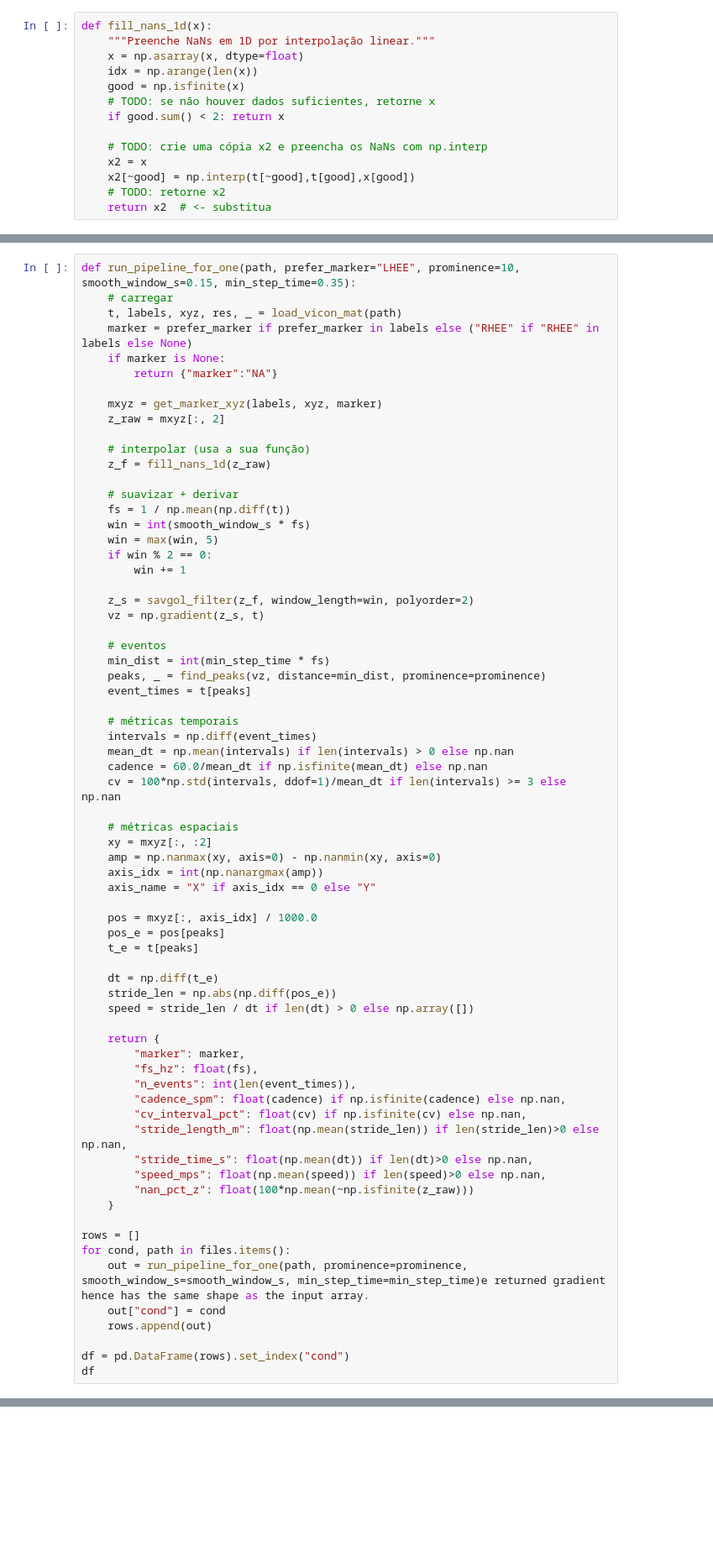
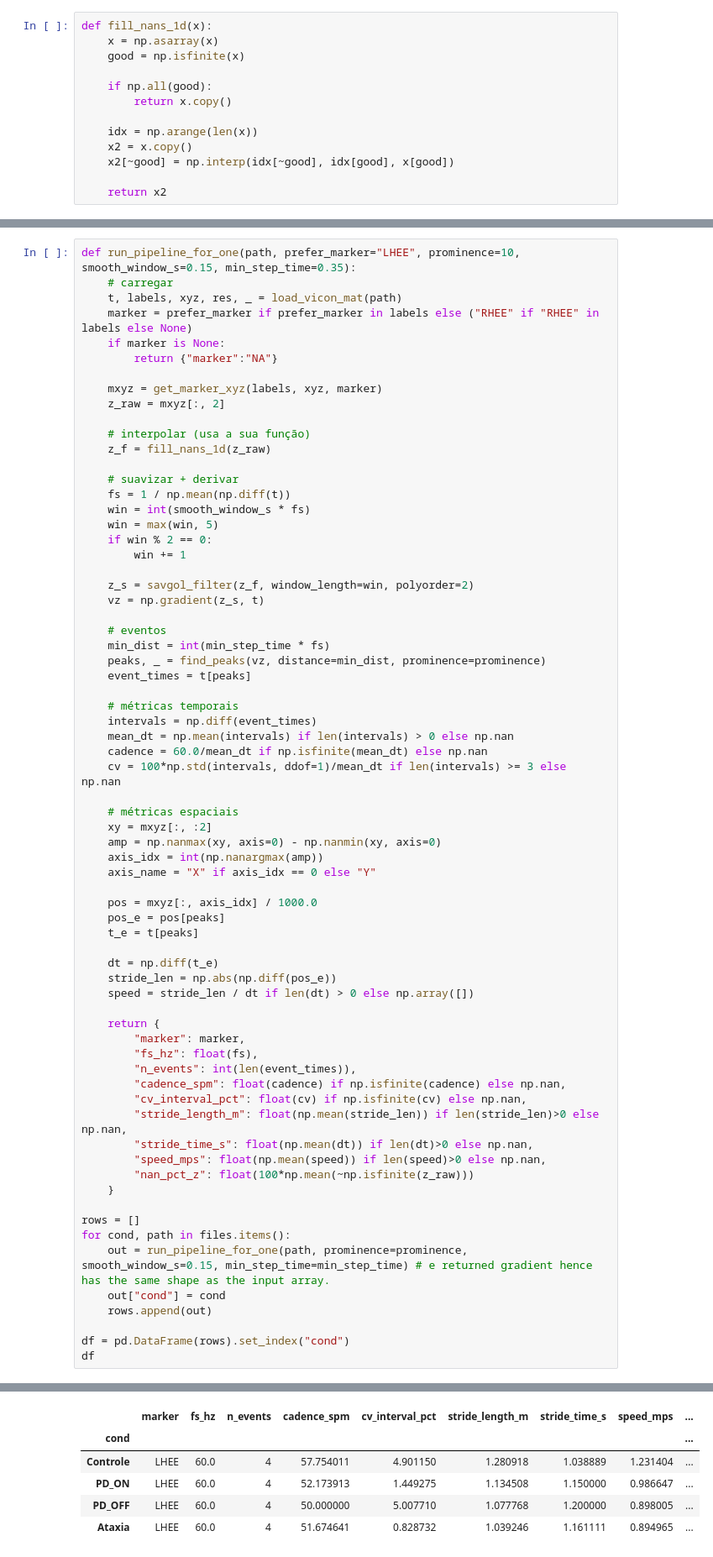
Before and after one commit to tomazcavalcantee/IDOR, a Jupyter notebook: Avaliação_do_andar/Atividade1_Alunos1_IMPATECH_Alunos_Pipeline_Construcao.ipynb, the cells around one changed output, grey strips where cells are left out. Shown at 84% size. Cells and saved outputs as stored; diff of their text form; blank space fills up the shorter version.

```diff
--- a/Avaliação_do_andar/Atividade1_Alunos1_IMPATECH_Alunos_Pipeline_Construcao.ipynb
+++ b/Avaliação_do_andar/Atividade1_Alunos1_IMPATECH_Alunos_Pipeline_Construcao.ipynb
@@ -193,20 +193,19 @@ Se temos pontos válidos \((t_i, z_i)\), a interpolação linear preenche valore
 - Use `np.isfinite` para achar amostras válidas.
 - Use `np.interp` para preencher.
 - Se houver menos de 2 pontos válidos, retorne o vetor como está.
-# %%
-def fill_nans_1d(x):
-    """Preenche NaNs em 1D por interpolação linear."""
-    x = np.asarray(x, dtype=float)
-    idx = np.arange(len(x))
-    good = np.isfinite(x)
-    # TODO: se não houver dados suficientes, retorne x
-    if good.sum() < 2: return x
-
-    # TODO: crie uma cópia x2 e preencha os NaNs com np.interp
-    x2 = x
-    x2[~good] = np.interp(t[~good],t[good],x[good])
-    # TODO: retorne x2
-    return x2  # <- substitua
+# %%
+def fill_nans_1d(x):
+    x = np.asarray(x)
+    good = np.isfinite(x)
+
+    if np.all(good):
+        return x.copy()
+
+    idx = np.arange(len(x))
+    x2 = x.copy()
+    x2[~good] = np.interp(idx[~good], idx[good], x[good])
+
+    return x2
 # %% [markdown]
 ### Checagem rápida (RAW vs Interpolado)
 Depois de completar a função acima, rode esta célula.
@@ -474,7 +473,7 @@ def run_pipeline_for_one(path, prefer_marker="LHEE", prominence=10, smooth_windo
 
 rows = []
 for cond, path in files.items():
-    out = run_pipeline_for_one(path, prominence=prominence, smooth_window_s=smooth_window_s, min_step_time=min_step_time)e returned gradient hence has the same shape as the input array.
+    out = run_pipeline_for_one(path, prominence=prominence, smooth_window_s=0.15, min_step_time=min_step_time) # e returned gradient hence has the same shape as the input array.
     out["cond"] = cond
     rows.append(out)
 
@@ -485,3 +483,9 @@ SyntaxError: invalid syntax (1987662434.py, line 63)
+|  | marker | fs_hz | n_events | cadence_spm | cv_interval_pct | stride_length_m | stride_time_s | speed_mps | ... |
+| cond |  |  |  |  |  |  |  |  | ... |
+| Controle | LHEE | 60.0 | 4 | 57.754011 | 4.901150 | 1.280918 | 1.038889 | 1.231404 | ... |
+| PD_ON | LHEE | 60.0 | 4 | 52.173913 | 1.449275 | 1.134508 | 1.150000 | 0.986647 | ... |
+| PD_OFF | LHEE | 60.0 | 4 | 50.000000 | 5.007710 | 1.077768 | 1.200000 | 0.898005 | ... |
+| Ataxia | LHEE | 60.0 | 4 | 51.674641 | 0.828732 | 1.039246 | 1.161111 | 0.894965 | ... |
 # %% [markdown]
 ## 9) Discussão guiada
 
```
Also changed, not shown: parts of 1 cell of this notebook.
